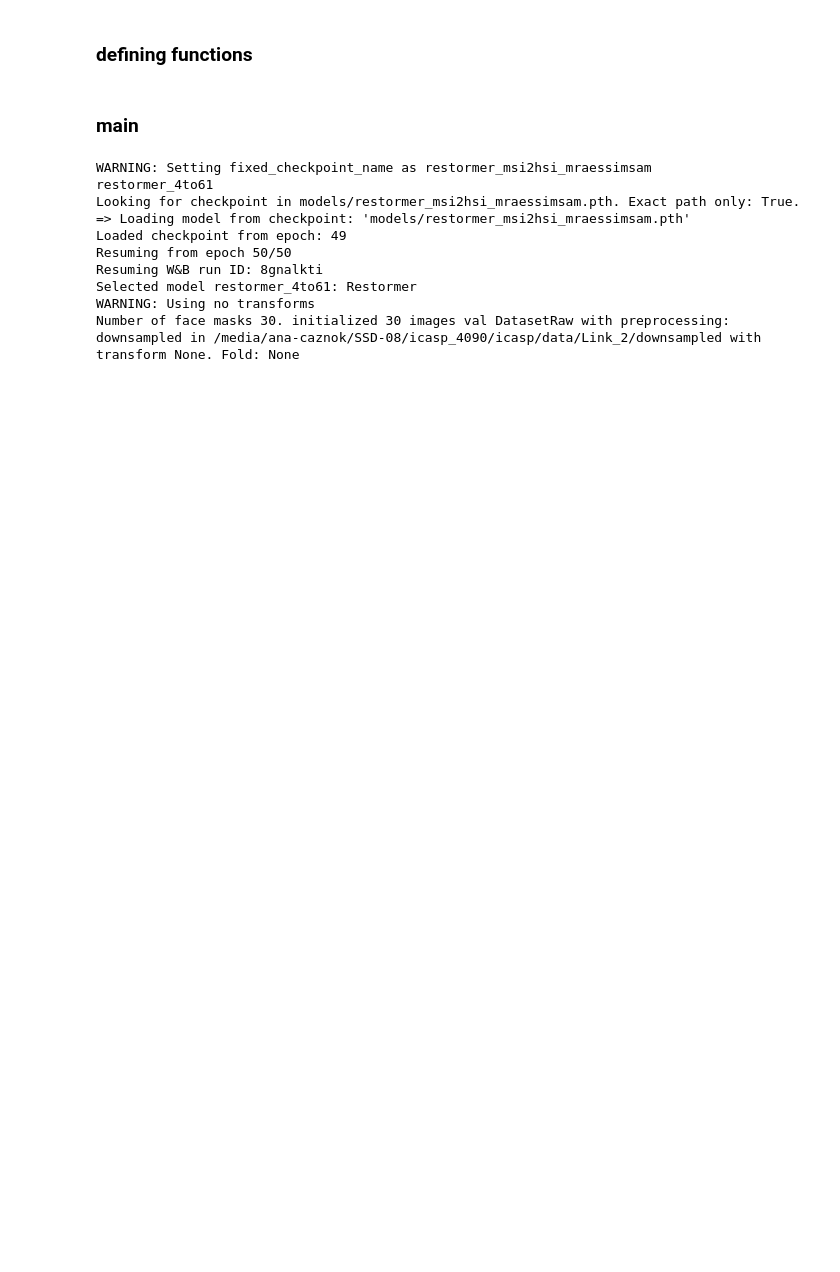
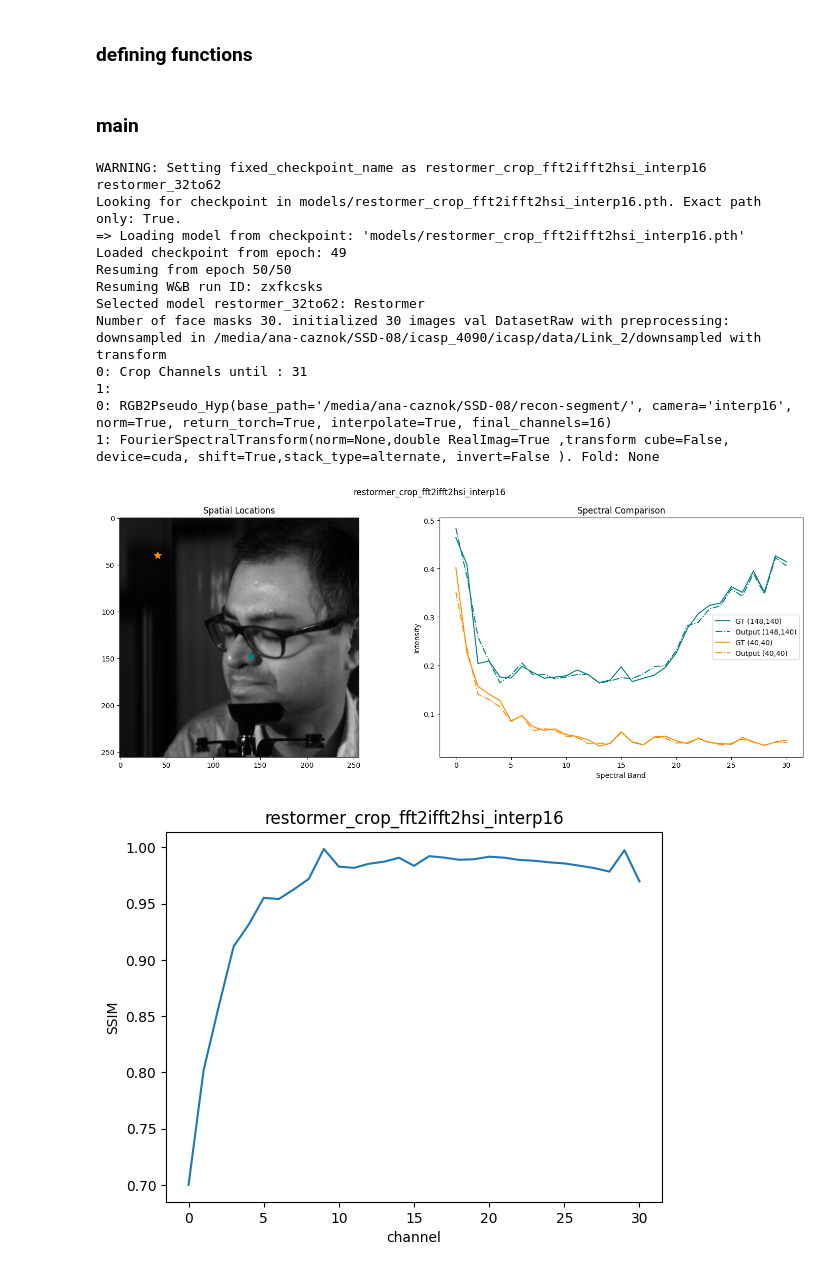
Before and after one commit to ana-caznok/recon-segment, a Jupyter notebook: inference.ipynb, the cells around one changed output. Drawn from its saved outputs; the diff is of its cells as text; code cells hidden in the pictures; blank space fills up the shorter version.

Commit message:
changed plots and added new 1000 epochs experiments

```diff
--- a/inference.ipynb
+++ b/inference.ipynb
@@ -410,12 +426,13 @@ configs = [#'stable_fft2ifft2hsi_1000_none_cluster_xmin.yaml',
            #'test_feedfoward2.yaml',
            #'test_overlap2.yaml',
            #'test_overlap_mraessimsaunsqueezem.yaml',
-           'restormer_msi2hsi_mraessimsam.yaml',
+           #'restormer_msi2hsi_mraessimsam.yaml',
            #'restormer_fft2hsi_mraessimsam.yaml',
            #'restormer_fft2ifft2hsi_mraessimsam.yaml',
            #'restormer_fft2ifft2hsi_byc.yaml',
            #'restormer-seg_msi2mask2.yaml'
-           'restormer_fft2ifft2hsi_noclip.yaml',
+           #'restormer_fft2ifft2hsi_noclip.yaml',
+           #'restormer_fft2ifft2hsi_interp31.yaml',
            #'restormer_fft2ifft2hsi_noclip_byc.yaml',
            #'restormer_fft2ifft2hsi_noclip_minmax.yaml',
            #'restormer_fft2ifft2hsi_noclip_byimg.yaml'
@@ -424,9 +441,27 @@ configs = [#'stable_fft2ifft2hsi_1000_none_cluster_xmin.yaml',
            #'hscnn_fft2hsi_mraessimsam.yaml', = axs[1].imshow(isam_map_np, cmap='magma', vmin=vmin, vmax=vmax)
 
            #'hscnn_fft2ifft2hsi_mraessimsam.yaml'\
-           'unet_msi2hsi.yaml',
-           'unet_fft2ifft2hsi.yaml'
+           #'unet_msi2hsi.yaml',
+           #'unet_fft2ifft2hsi.yaml',
+           #'unet_fft2ifft2hsi_interp31.yaml'
+           'restormer_crop_fft2ifft2hsi_interp16.yaml',
+           'unet_crop_fft2ifft2hsi_interp16.yaml',
+           'restormer_crop_rgb2hsi.yaml'
            ]
+# %%
+only_vis = input("is this comparison considers only vis reconstruction?(y/n)")
+if only_vis=='y':
+    only_vis = True
+else:
+    only_vis = False
+
+datasets = input("does this comparison considers 2 datasets?(y/n)")
+if datasets=='y':
+    datasets = True
+    from ntire_dataset import NTIRE2022LikeDataset
+    ntire_path = '/media/ana-caznok/SSD-08/NTIRE'
+else:
+    datasets = False
 # %%
 DEVICE = 'cpu'
 BASE_PATH = "/media/ana-caznok/SSD-08/icasp_4090/icasp/data/Link_2/downsampled"
@@ -447,11 +482,14 @@ for config_name in configs:
     model, resume_file = model_select(config)
     model = model.to(DEVICE)
 
+    if 'ntire' in name:
+        val_dataset = NTIRE2022LikeDataset(ntire_path,split='valid', transform=transform_factory(TRANSFORM))
 
-    val_dataset = FixedDataset(mode="val",
-                               base_path=BASE_PATH,
-                               transform=transform_factory(TRANSFORM),
-                               preprocessing=PREPROCESSING)
+    else:
+        val_dataset = FixedDataset(mode="val",
+                                base_path=BASE_PATH,
+                                transform=transform_factory(TRANSFORM),
+                                preprocessing=PREPROCESSING)
 
     x,y,m = val_dataset[1]
     x = x.to(DEVICE)
@@ -467,41 +505,46 @@ for config_name in configs:
     else:
         output = model(x.unsqueeze(0))
 
 
         if need_ifft:
             ifft_output_function = inverse_transform_factory(TRANSFORM,output=True)
             output = ifft_output_function(output,m)
 
         tp = name.split('_')[1].split('2h')[0]
 
     x = x.detach().cpu()
     y = y.to(DEVICE)
 
     name = config_name.split('.')[0]
 
-    calc_plot_sam(y.unsqueeze(0),output, m, model_name=name)
+    #calc_plot_sam(y.unsqueeze(0),output, m, model_name=name)
     #plot_channel_differences(y, output, channels=[1, 5, 15, 25, 35, 45, 55, 60], model_name=name)
     #plot_output_channels(output,channels=[1, 5, 15, 25, 35, 45, 55, 60],model_name= name)
-    #plot_spectral_diff(y,output,model_name=name)
+    plot_spectral_diff(y,output,model_name=name)
     #plot_spectral_input(x,output,y,model_name=name,tp=tp)
     del model, x
     ssim = calc_plot_ssim(y.unsqueeze(0), output, model_name=name)
     ssim_dict[name] = ssim
 
     del y, output
     torch.cuda.empty_cache()
     gc.collect()
 
 plot_all_models(ssim_dict)
-plot_grouped_models(ssim_dict)
+plot_grouped_models(ssim_dict, only_vis=only_vis)
 # %% [output]
-WARNING: Setting fixed_checkpoint_name as restormer_msi2hsi_mraessimsam
-restormer_4to61
-Looking for checkpoint in models/restormer_msi2hsi_mraessimsam.pth. Exact path only: True.
-=> Loading model from checkpoint: 'models/restormer_msi2hsi_mraessimsam.pth'
+WARNING: Setting fixed_checkpoint_name as restormer_crop_fft2ifft2hsi_interp16
+restormer_32to62
+Looking for checkpoint in models/restormer_crop_fft2ifft2hsi_interp16.pth. Exact path only: True.
+=> Loading model from checkpoint: 'models/restormer_crop_fft2ifft2hsi_interp16.pth'
 Loaded checkpoint from epoch: 49
 Resuming from epoch 50/50
-Resuming W&B run ID: 8gnalkti
-Selected model restormer_4to61: Restormer
-WARNING: Using no transforms
-Number of face masks 30. initialized 30 images val DatasetRaw with preprocessing: downsampled in /media/ana-caznok/SSD-08/icasp_4090/icasp/data/Link_2/downsampled with transform None. Fold: None
+Resuming W&B run ID: zxfkcsks
+Selected model restormer_32to62: Restormer
+Number of face masks 30. initialized 30 images val DatasetRaw with preprocessing: downsampled in /media/ana-caznok/SSD-08/icasp_4090/icasp/data/Link_2/downsampled with transform
+0: Crop Channels until : 31
+1:
+0: RGB2Pseudo_Hyp(base_path='/media/ana-caznok/SSD-08/recon-segment/', camera='interp16', norm=True, return_torch=True, interpolate=True, final_channels=16)
+1: FourierSpectralTransform(norm=None,double RealImag=True ,transform cube=False, device=cuda, shift=True,stack_type=alternate, invert=False ). Fold: None
+[figure, added]
+[figure, added]
```
Also changed, not shown: parts of 12 cells of this notebook, 7 other files.
